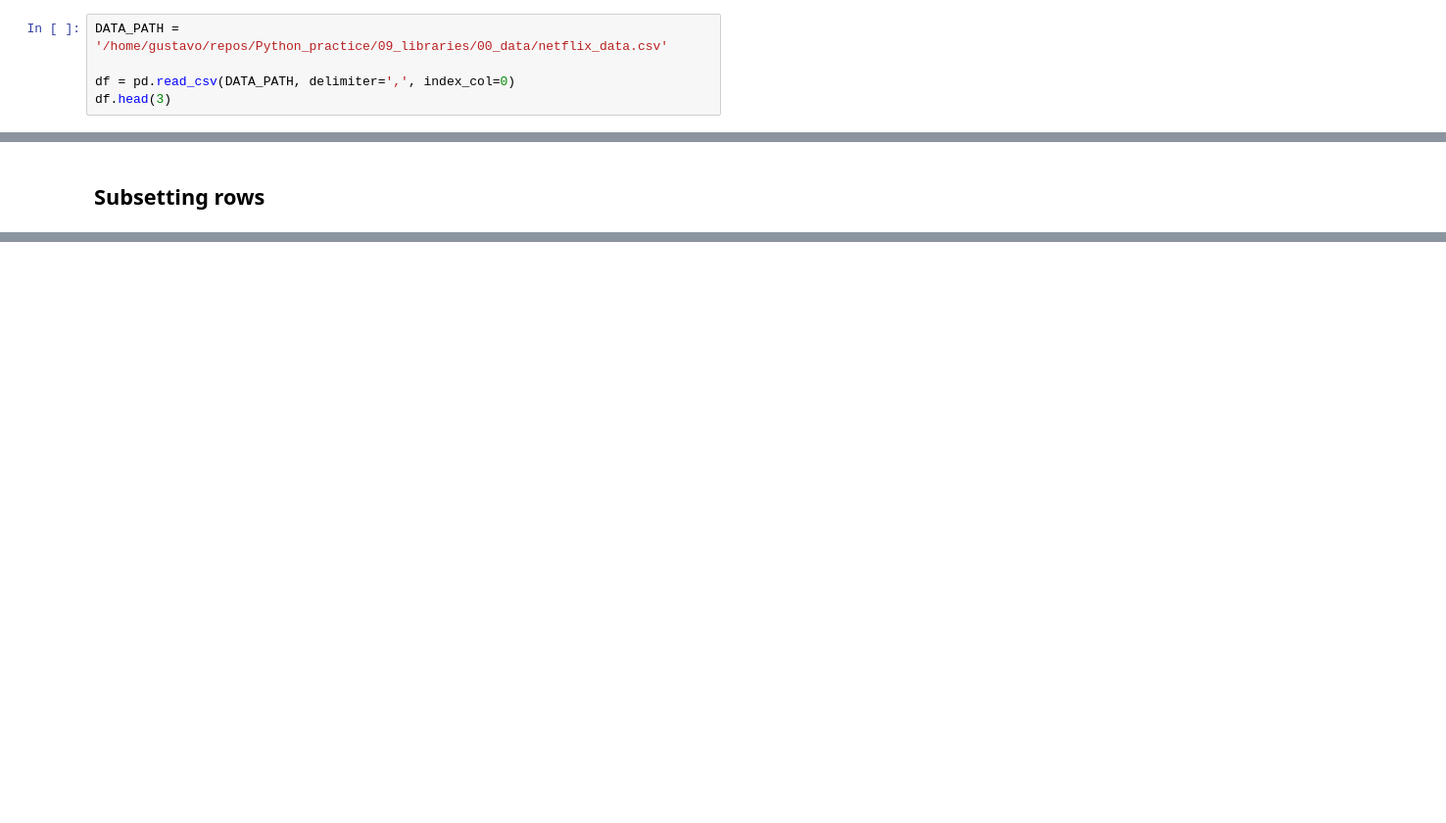
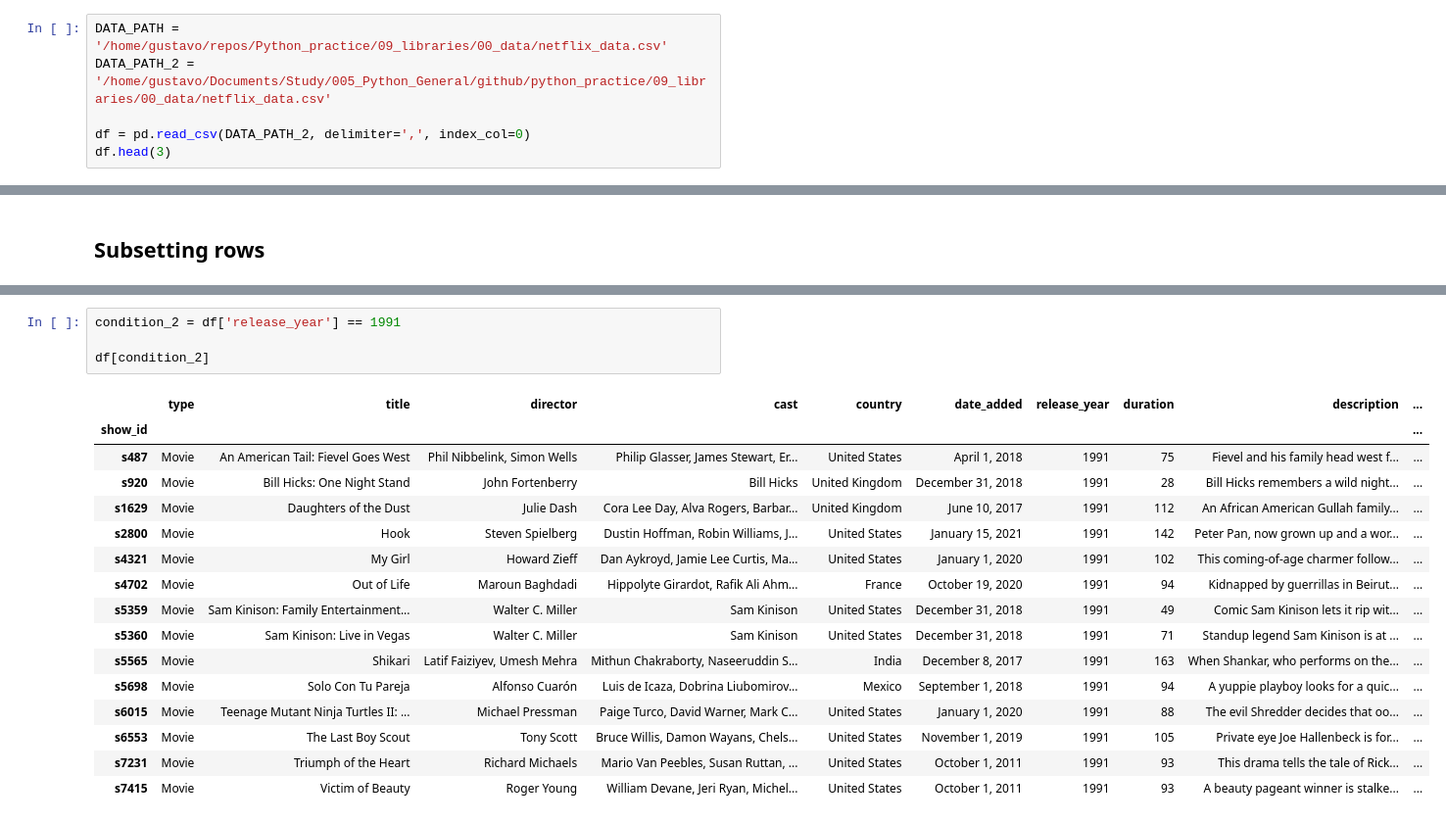
Before and after one commit to GustavMartinez/Python_practice, a Jupyter notebook: 09_libraries/pandas/data_manipulation.ipynb, the cells around one changed output, grey strips where cells are left out. Shown at 98% size. Cells and saved outputs as stored; diff of their text form; blank space fills up the shorter version.

Commit message:
data manipulation and summary statistics

```diff
--- a/09_libraries/pandas/data_manipulation.ipynb
+++ b/09_libraries/pandas/data_manipulation.ipynb
@@ -3,8 +3,9 @@ import pandas as pd
 import numpy as np
 # %%
 DATA_PATH = '/home/gustavo/repos/Python_practice/09_libraries/00_data/netflix_data.csv'
+DATA_PATH_2 = '/home/gustavo/Documents/Study/005_Python_General/github/python_practice/09_libraries/00_data/netflix_data.csv'
 
-df = pd.read_csv(DATA_PATH, delimiter=',', index_col=0)
+df = pd.read_csv(DATA_PATH_2, delimiter=',', index_col=0)
 df.head(3)
 # %% [output]
 |  | type | title | director | cast | country | date_added | release_year | duration | description | ... |
@@ -57,0 +83,21 @@ df.sort_values('duration', ascending=True).head(10)
+# %%
+condition_2 = df['release_year'] == 1991
+
+df[condition_2]
+# %% [output]
+|  | type | title | director | cast | country | date_added | release_year | duration | description | ... |
+| show_id |  |  |  |  |  |  |  |  |  | ... |
+| s487 | Movie | An American Tail: Fievel Goes West | Phil Nibbelink, Simon Wells | Philip Glasser, James Stewart, Er... | United States | April 1, 2018 | 1991 | 75 | Fievel and his family head west f... | ... |
+| s920 | Movie | Bill Hicks: One Night Stand | John Fortenberry | Bill Hicks | United Kingdom | December 31, 2018 | 1991 | 28 | Bill Hicks remembers a wild night... | ... |
+| s1629 | Movie | Daughters of the Dust | Julie Dash | Cora Lee Day, Alva Rogers, Barbar... | United Kingdom | June 10, 2017 | 1991 | 112 | An African American Gullah family... | ... |
+| s2800 | Movie | Hook | Steven Spielberg | Dustin Hoffman, Robin Williams, J... | United States | January 15, 2021 | 1991 | 142 | Peter Pan, now grown up and a wor... | ... |
+| s4321 | Movie | My Girl | Howard Zieff | Dan Aykroyd, Jamie Lee Curtis, Ma... | United States | January 1, 2020 | 1991 | 102 | This coming-of-age charmer follow... | ... |
+| s4702 | Movie | Out of Life | Maroun Baghdadi | Hippolyte Girardot, Rafik Ali Ahm... | France | October 19, 2020 | 1991 | 94 | Kidnapped by guerrillas in Beirut... | ... |
+| s5359 | Movie | Sam Kinison: Family Entertainment... | Walter C. Miller | Sam Kinison | United States | December 31, 2018 | 1991 | 49 | Comic Sam Kinison lets it rip wit... | ... |
+| s5360 | Movie | Sam Kinison: Live in Vegas | Walter C. Miller | Sam Kinison | United States | December 31, 2018 | 1991 | 71 | Standup legend Sam Kinison is at ... | ... |
+| s5565 | Movie | Shikari | Latif Faiziyev, Umesh Mehra | Mithun Chakraborty, Naseeruddin S... | India | December 8, 2017 | 1991 | 163 | When Shankar, who performs on the... | ... |
+| s5698 | Movie | Solo Con Tu Pareja | Alfonso Cuarón | Luis de Icaza, Dobrina Liubomirov... | Mexico | September 1, 2018 | 1991 | 94 | A yuppie playboy looks for a quic... | ... |
+| s6015 | Movie | Teenage Mutant Ninja Turtles II: ... | Michael Pressman | Paige Turco, David Warner, Mark C... | United States | January 1, 2020 | 1991 | 88 | The evil Shredder decides that oo... | ... |
+| s6553 | Movie | The Last Boy Scout | Tony Scott | Bruce Willis, Damon Wayans, Chels... | United States | November 1, 2019 | 1991 | 105 | Private eye Joe Hallenbeck is for... | ... |
+| s7231 | Movie | Triumph of the Heart | Richard Michaels | Mario Van Peebles, Susan Ruttan, ... | United States | October 1, 2011 | 1991 | 93 | This drama tells the tale of Rick... | ... |
+| s7415 | Movie | Victim of Beauty | Roger Young | William Devane, Jeri Ryan, Michel... | United States | October 1, 2011 | 1991 | 93 | A beauty pageant winner is stalke... | ... |
```
Also changed, not shown: parts of 9 cells of this notebook, 3 other files.
